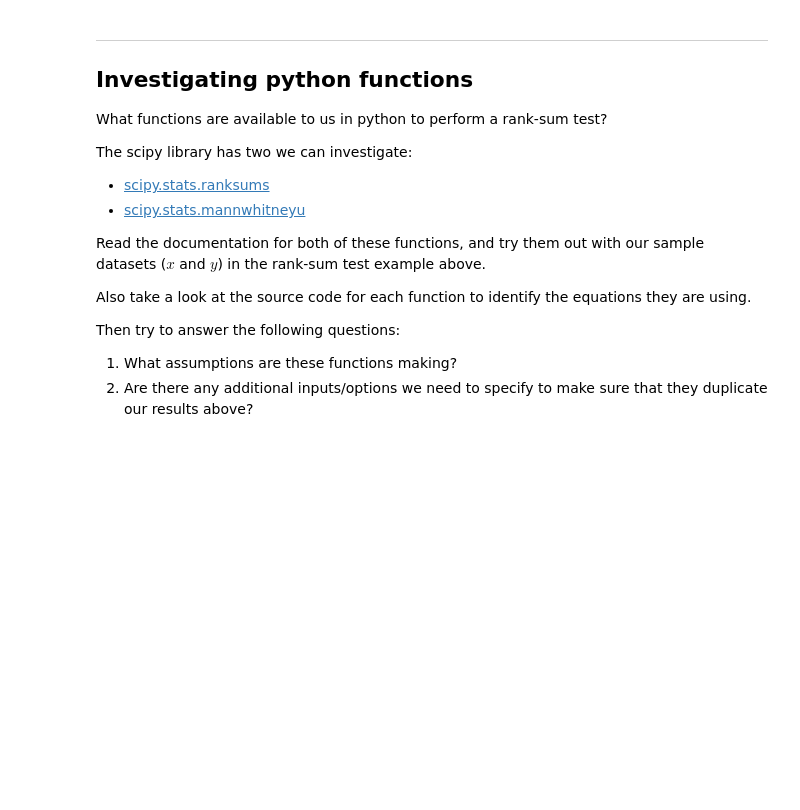
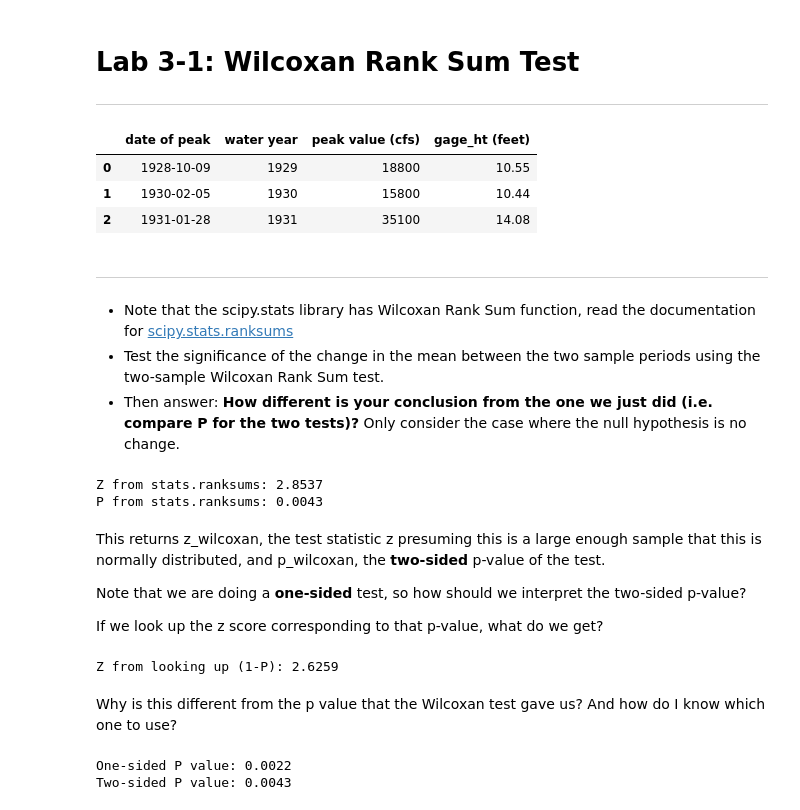
Before and after one commit to Mountain-Hydrology-Research-Group/data-analysis, a Jupyter notebook: book/modules/module3/lab3-1.ipynb, the cells around one changed output. Saved outputs shown, nothing was run; the diff lists cells and outputs as text; code cells hidden in the pictures; blank space fills up the shorter version.

```diff
--- a/book/modules/module3/lab3-1.ipynb
+++ b/book/modules/module3/lab3-1.ipynb
@@ -298,19 +1,3 @@ Do we come to the same conclusion (reject the null hypothesis) as above?
-# %% [markdown]
----
-
-## Investigating python functions
-
-What functions are available to us in python to perform a rank-sum test?
-
-The scipy library has two we can investigate:
-* [scipy.stats.ranksums](https://docs.scipy.org/doc/scipy/reference/generated/scipy.stats.ranksums.html)
-* [scipy.stats.mannwhitneyu](https://docs.scipy.org/doc/scipy/reference/generated/scipy.stats.mannwhitneyu.html)
-
-Read the documentation for both of these functions, and try them out with our sample datasets ($x$ and $y$) in the rank-sum test example above.
-
-Also take a look at the source code for each function to identify the equations they are using.
-
-Then try to answer the following questions:
-
-1. What assumptions are these functions making?
-2. Are there any additional inputs/options we need to specify to make sure that they duplicate our results above?
+# %% [markdown]
+# Lab 3-1: Wilcoxan Rank Sum Test
+---
@@ -316,0 +11,11 @@ Then try to answer the following questions:
+# %%
+# Read the excel file
+skykomish_data_file = '../data/Skykomish_peak_flow_12134500_skykomish_river_near_gold_bar.xlsx'
+skykomish_data = pd.read_excel(skykomish_data_file)
+# Preview our data
+skykomish_data.head(3)
+# %% [output]
+|  | date of peak | water year | peak value (cfs) | gage_ht (feet) |
+| 0 | 1928-10-09 | 1929 | 18800 | 10.55 |
+| 1 | 1930-02-05 | 1930 | 15800 | 10.44 |
+| 2 | 1931-01-28 | 1931 | 35100 | 14.08 |
@@ -316,0 +33,32 @@ Then try to answer the following questions:
+# %% [markdown]
+---
+* Note that the scipy.stats library has Wilcoxan Rank Sum function, read the documentation for [scipy.stats.ranksums](https://docs.scipy.org/doc/scipy/reference/generated/scipy.stats.ranksums.html)
+* Test the significance of the change in the mean between the two sample periods using the two-sample Wilcoxan Rank Sum test.
+* Then answer: **How different is your conclusion from the one we just did (i.e. compare P for the two tests)?** Only consider the case where the null hypothesis is no change.
+# %%
+z_wilcoxan, p_wilcoxan = stats.ranksums(skykomish_after['peak value (cfs)'], skykomish_before['peak value (cfs)'])
+
+print("Z from stats.ranksums: {}".format(np.round(z_wilcoxan,4)))
+print("P from stats.ranksums: {}".format(np.round(p_wilcoxan,4)))
+# %% [output]
+Z from stats.ranksums: 2.8537
+P from stats.ranksums: 0.0043
+# %% [markdown]
+This returns z_wilcoxan, the test statistic z presuming this is a large enough sample that this is normally distributed, and p_wilcoxan, the **two-sided** p-value of the test.
+
+Note that we are doing a **one-sided** test, so how should we interpret the two-sided p-value?
+
+If we look up the z score corresponding to that p-value, what do we get?
+# %%
+print("Z from looking up (1-P): {}".format(np.round(stats.norm.ppf(1-p_wilcoxan),4)))
+# %% [output]
+Z from looking up (1-P): 2.6259
+# %% [markdown]
+Why is this different from the p value that the Wilcoxan test gave us? And how do I know which one to use?
+# %%
+one_sided_p = 1 - stats.norm.cdf(z_wilcoxan)
+print("One-sided P value: {}".format(np.round(one_sided_p,4)))
+print("Two-sided P value: {}".format(np.round(2*one_sided_p,4)))
+# %% [output]
+One-sided P value: 0.0022
+Two-sided P value: 0.0043
```
Also changed, not shown: parts of 46 cells of this notebook, 1 other file.
